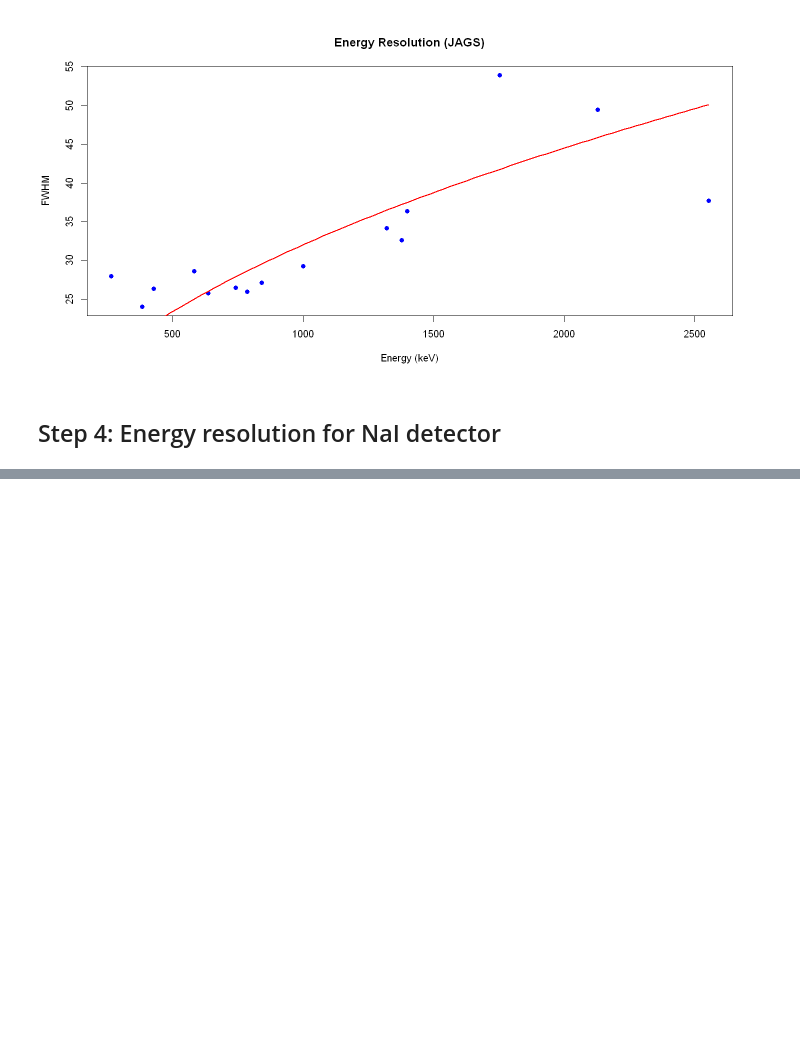
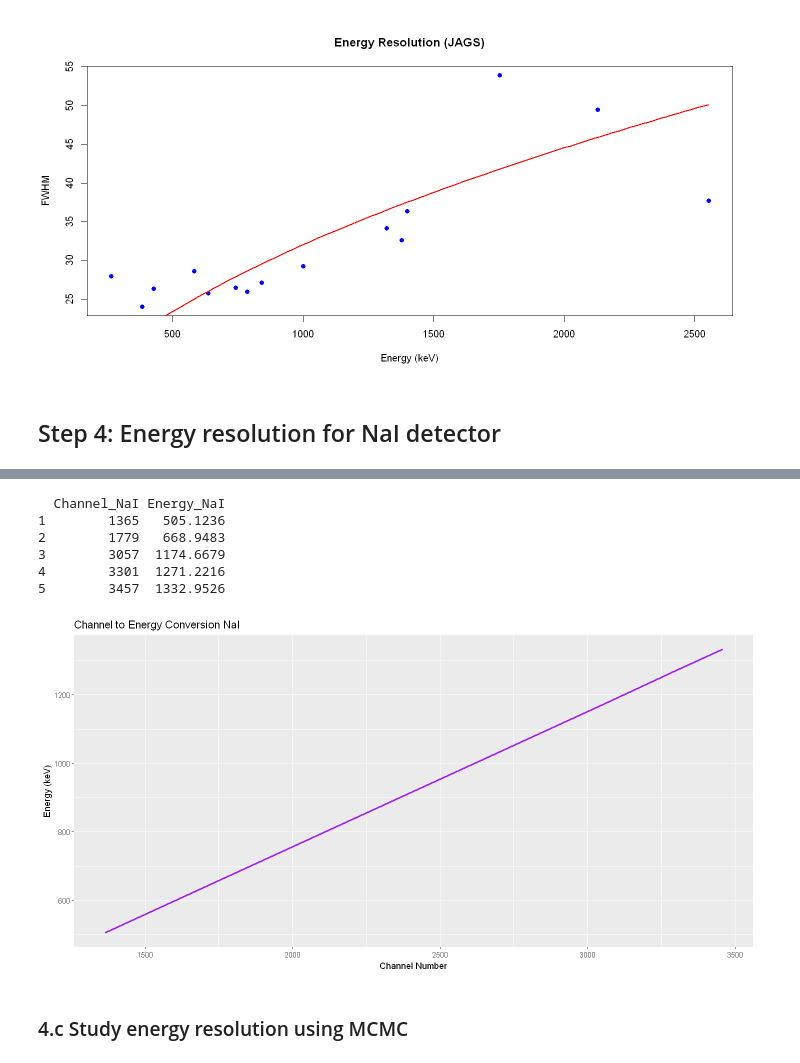
Before and after one commit to EugeniaBoccanera/R_project, a Jupyter notebook: Group_22.ipynb, the cells around one changed output, grey strips where cells are left out. Saved outputs shown, nothing was run; the diff lists cells and outputs as text; code cells hidden in the pictures; blank space fills up the shorter version.

```diff
--- a/Group_22.ipynb
+++ b/Group_22.ipynb
@@ -853,0 +919,27 @@ abline(lm(fwhm_values ~ peak_positions), col = "red")
+# %%
+# Apply calibration to the channels
+energies_NaI <- channel_to_energy(calibration_data_NaI$Channel_NaI, calibration_model_NaI, "Channel_NaI")
+
+# Create data frames with channels and corresponding energies
+calibrated_data_NaI<- data.frame(
+    Channel_NaI = calibration_data_NaI$Channel_NaI,
+    Energy_NaI = energies_NaI)
+
+print(calibrated_data_NaI )
+
+# Plot the calibration results for AmCsCo
+ggplot(calibrated_data_NaI, aes(x = Channel_NaI, y = Energy_NaI)) +
+  geom_line(col='purple', lwd=1.1) +
+  ggtitle("Channel to Energy Conversion NaI") +
+  xlab("Channel Number") +
+  ylab("Energy (keV)")
+# %% [output]
+  Channel_NaI Energy_NaI
+1        1365   505.1236
+2        1779   668.9483
+3        3057  1174.6679
+4        3301  1271.2216
+5        3457  1332.9526
+[figure, added]
+# %% [markdown]
+### 4.c Study energy resolution using MCMC
```
Also changed, not shown: parts of 22 cells of this notebook.
